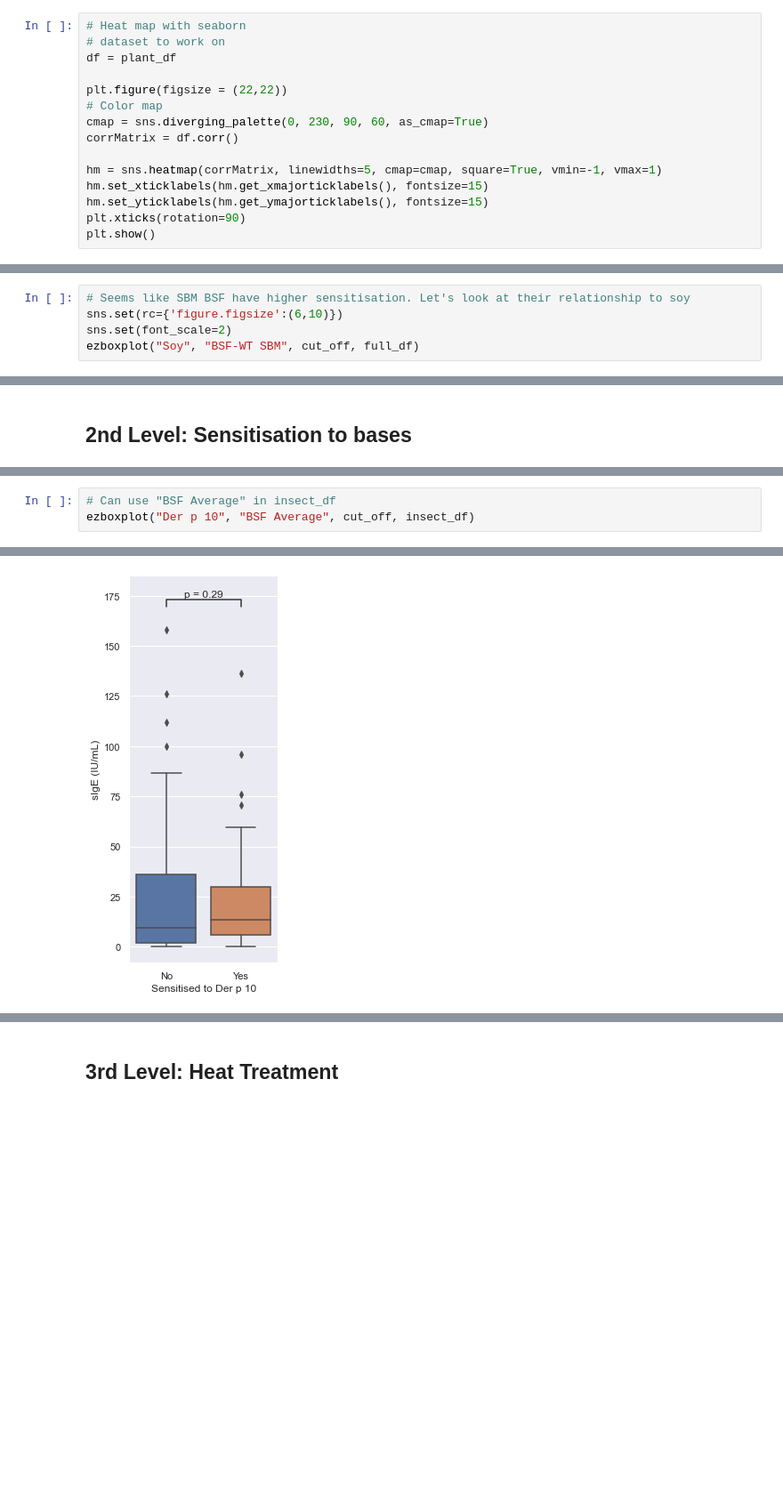
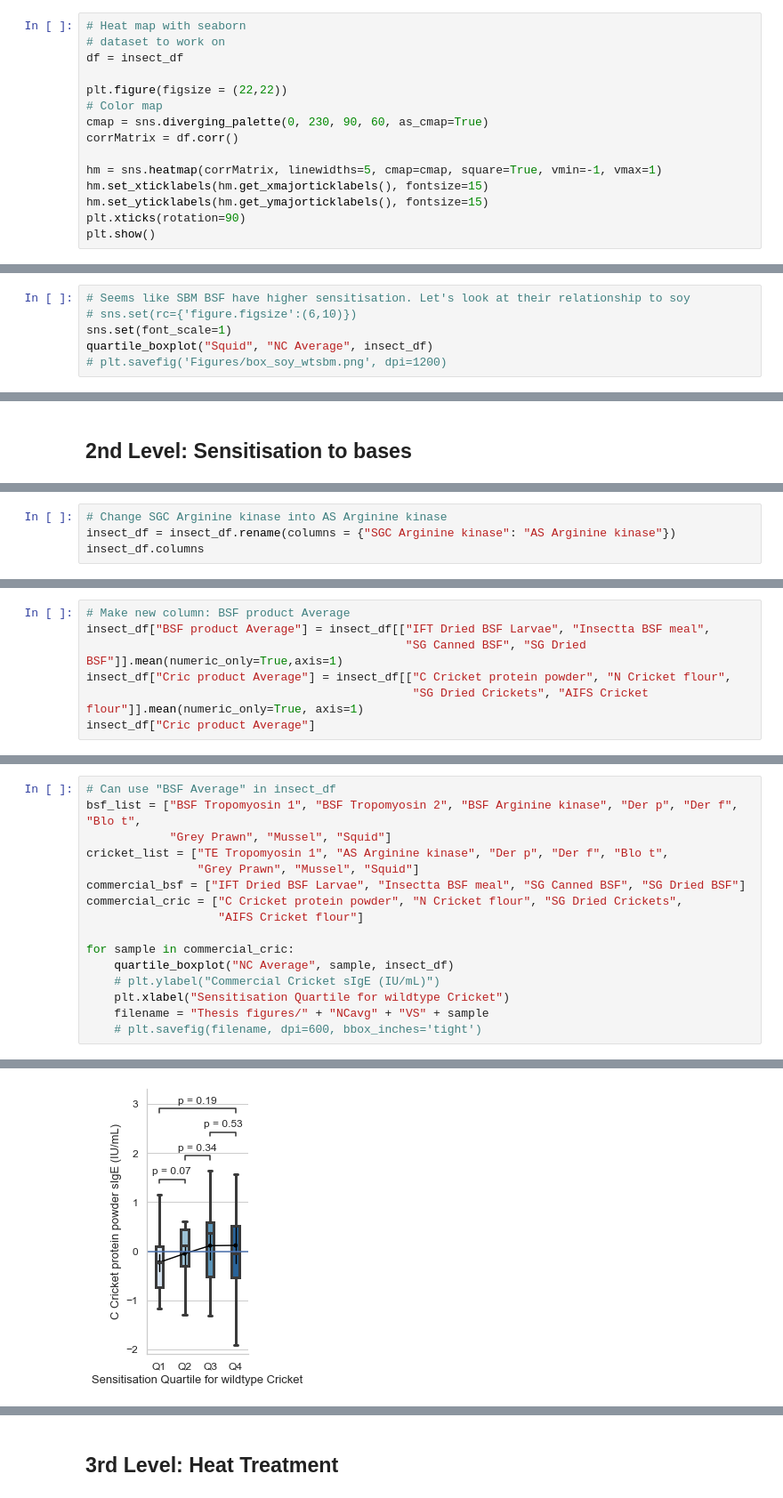
Before and after one commit to ripervail/alternative-meat-allergy, a Jupyter notebook: analysis.ipynb, the cells around one changed output, grey strips where cells are left out. Shown at 89% size. Cells and saved outputs as stored; diff of their text form; blank space fills up the shorter version.

```diff
--- a/analysis.ipynb
+++ b/analysis.ipynb
@@ -133,7 +170,7 @@ Some parts of the heat map have empty rows/columns. This means that their values
 # %%
 # Heat map with seaborn
 # dataset to work on
-df = plant_df
+df = insect_df
 
 plt.figure(figsize = (22,22))
 # Color map
@@ -482,6 +723,7 @@ BSF-WT CF70 vs. BSF-WT OKA: Custom statistical test, P_val:6.661e-01
 # %%
 # Seems like SBM BSF have higher sensitisation. Let's look at their relationship to soy
-sns.set(rc={'figure.figsize':(6,10)})
-sns.set(font_scale=2)
-ezboxplot("Soy", "BSF-WT SBM", cut_off, full_df)
+# sns.set(rc={'figure.figsize':(6,10)})
+sns.set(font_scale=1)
+quartile_boxplot("Squid", "NC Average", insect_df)
+# plt.savefig('Figures/box_soy_wtsbm.png', dpi=1200)
 # %% [output]
@@ -576 +847,5 @@ Index(['Der p 10', 'Der p 20', 'Der f 10', 'Blo t 10', 'Blo t 20', 'Der p',
       dtype='object')
+# %%
+# Change SGC Arginine kinase into AS Arginine kinase
+insect_df = insect_df.rename(columns = {"SGC Arginine kinase": "AS Arginine kinase"})
+insect_df.columns
@@ -576,0 +864,7 @@ Index(['Der p 10', 'Der p 20', 'Der f 10', 'Blo t 10', 'Blo t 20', 'Der p',
+# %%
+# Make new column: BSF product Average
+insect_df["BSF product Average"] = insect_df[["IFT Dried BSF Larvae", "Insectta BSF meal",
+                                              "SG Canned BSF", "SG Dried BSF"]].mean(numeric_only=True,axis=1)
+insect_df["Cric product Average"] = insect_df[["C Cricket protein powder", "N Cricket flour",
+                                               "SG Dried Crickets", "AIFS Cricket flour"]].mean(numeric_only=True, axis=1)
+insect_df["Cric product Average"]
@@ -577,4 +884,17 @@ Index(['Der p 10', 'Der p 20', 'Der f 10', 'Blo t 10', 'Blo t 20', 'Der p',
 # %%
 # Can use "BSF Average" in insect_df
-ezboxplot("Der p 10", "BSF Average", cut_off, insect_df)
+bsf_list = ["BSF Tropomyosin 1", "BSF Tropomyosin 2", "BSF Arginine kinase", "Der p", "Der f", "Blo t",
+            "Grey Prawn", "Mussel", "Squid"]
+cricket_list = ["TE Tropomyosin 1", "AS Arginine kinase", "Der p", "Der f", "Blo t",
+                "Grey Prawn", "Mussel", "Squid"]
+commercial_bsf = ["IFT Dried BSF Larvae", "Insectta BSF meal", "SG Canned BSF", "SG Dried BSF"]
+commercial_cric = ["C Cricket protein powder", "N Cricket flour", "SG Dried Crickets",
+                   "AIFS Cricket flour"]
+
+for sample in commercial_cric:
+    quartile_boxplot("NC Average", sample, insect_df)
+    # plt.ylabel("Commercial Cricket sIgE (IU/mL)")
+    plt.xlabel("Sensitisation Quartile for wildtype Cricket")
+    filename = "Thesis figures/" + "NCavg" + "VS" + sample
+    # plt.savefig(filename, dpi=600, bbox_inches='tight')
 # %% [output]
@@ -585 +937 @@ Name: Sensitised, dtype: int64
-[figure, old version]
+[figure, new version]
```
Also changed, not shown: parts of 64 cells of this notebook, 3 other files.
